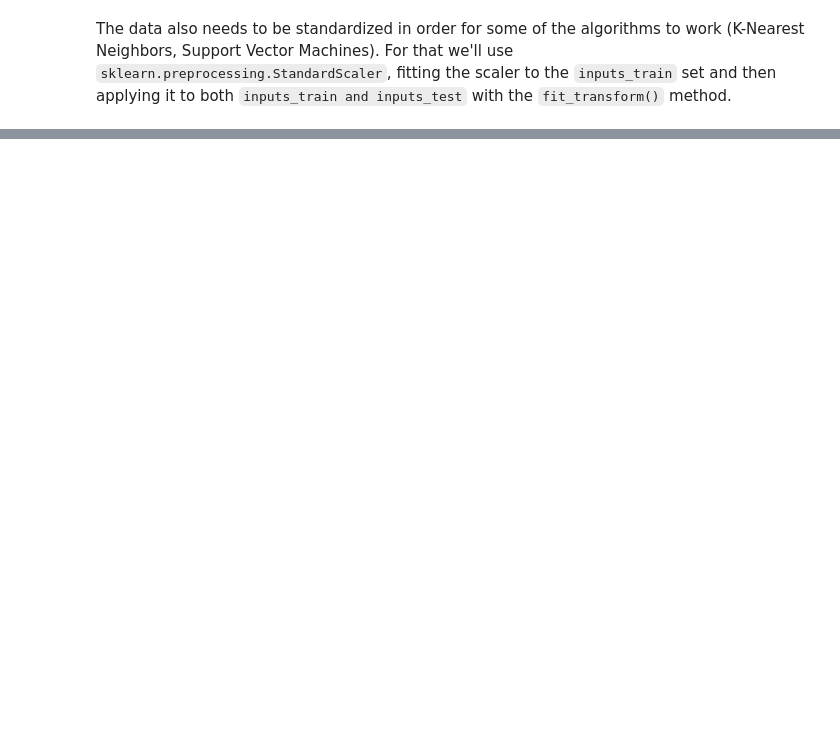
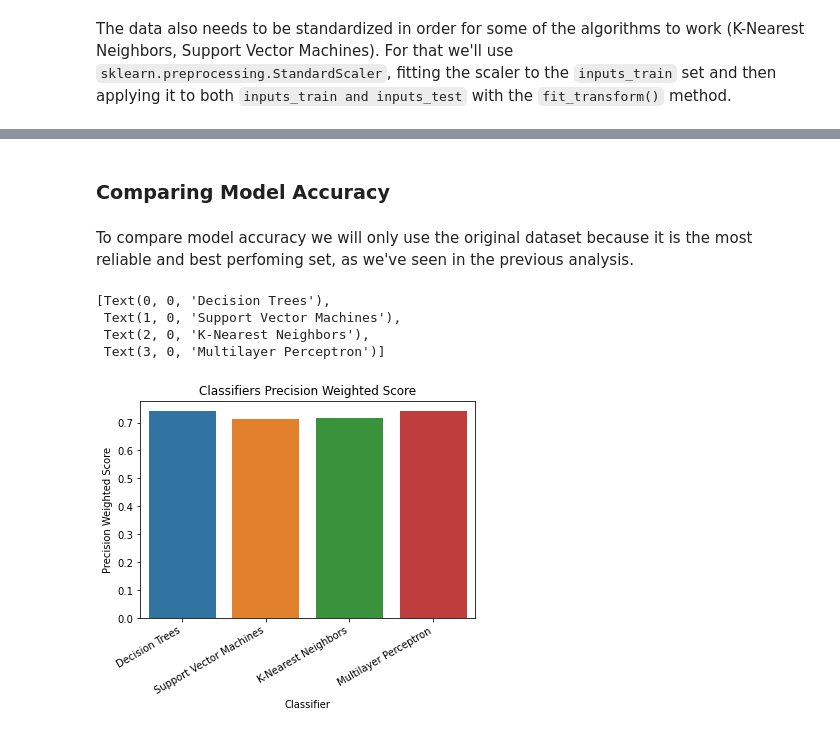
Before and after one commit to diogohalmeida/FEUP-IART-PROJ, a Jupyter notebook: Project2/Supervised Learning.ipynb, the cells around one changed output, grey strips where cells are left out. Drawn from its saved outputs; the diff is of its cells as text; code cells hidden in the pictures; blank space fills up the shorter version.

```diff
--- a/Project2/Supervised Learning.ipynb
+++ b/Project2/Supervised Learning.ipynb
@@ -424,0 +1071,19 @@ weighted avg       0.70      0.71      0.70       160
+# %% [markdown]
+### Comparing Model Accuracy
+# %% [markdown]
+To compare model accuracy we will only use the original dataset because it is the most reliable and best perfoming set, as we've seen in the previous analysis.
+# %%
+gridsearch_data = pd.DataFrame()
+for name, grid_search in grid_searches.items():
+    gridsearch_data = gridsearch_data.append(pd.DataFrame({'Precision Weighted Score': [grid_search.best_score_], 'Classifier': [name]}))
+
+ax = sb.barplot(x='Classifier', y='Precision Weighted Score', data = gridsearch_data )
+
+ax.set_title('Classifiers Precision Weighted Score')
+ax.set_xticklabels(ax.get_xticklabels(), rotation=30, horizontalalignment='right')
+# %% [output]
+[Text(0, 0, 'Decision Trees'),
+ Text(1, 0, 'Support Vector Machines'),
+ Text(2, 0, 'K-Nearest Neighbors'),
+ Text(3, 0, 'Multilayer Perceptron')]
+[figure, added]
```
Also changed, not shown: parts of 67 cells of this notebook, 1 other file.
